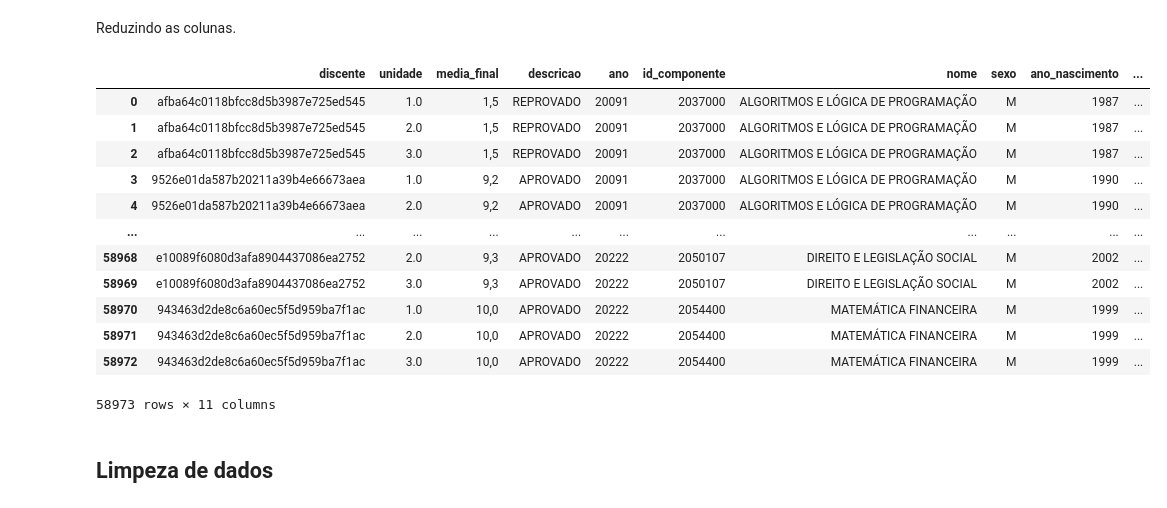
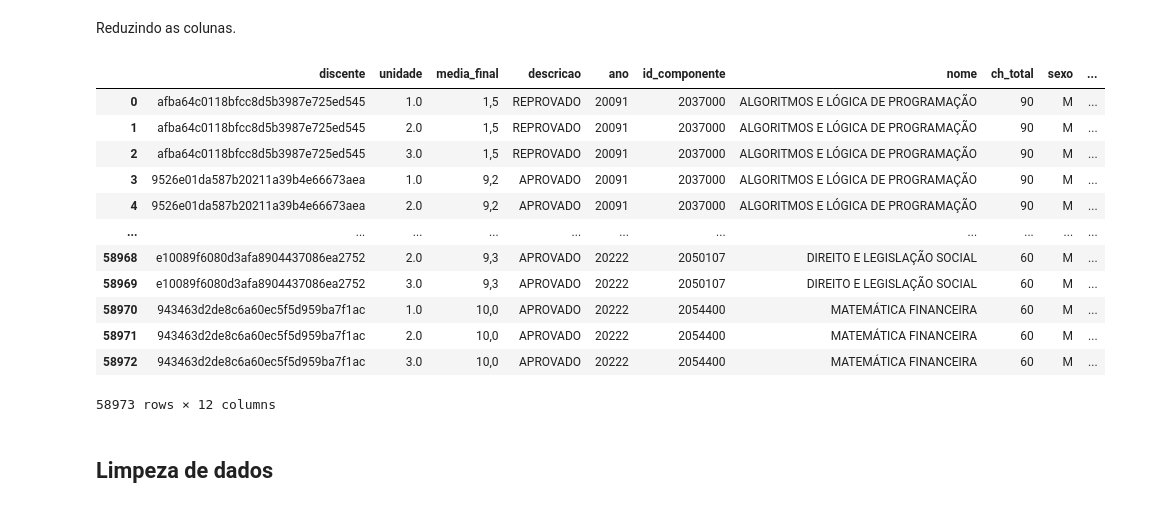
Before and after one commit to wanessabezerra/dataframe-bsi, a Jupyter notebook: datasets/dataframe-bsi.ipynb, the cells around one changed output. Drawn from its saved outputs; the diff is of its cells as text; code cells hidden in the pictures.

Commit message:
:hammer: Adicionando coluna ch_total e apagando #3 #4

```diff
--- a/datasets/dataframe-bsi.ipynb
+++ b/datasets/dataframe-bsi.ipynb
@@ -118,22 +100,22 @@ dados_ano_ingresso.to_csv('dtest.csv', index=False, sep=';', quoting=csv.QUOTE_N
 # %% [markdown]
 Reduzindo as colunas.
 # %%
-turma_matricula_componente_pessoal = turma_matricula_componente_pessoal.filter(items=['discente', 'unidade', 'media_final', 'descricao', 'ano', 'id_componente', 'nome', 'sexo', 'ano_nascimento', 'ano_ingresso', 'ano_ingresso', 'status'])
+turma_matricula_componente_pessoal = turma_matricula_componente_pessoal.filter(items=['discente', 'unidade', 'media_final', 'descricao', 'ano', 'id_componente', 'nome', 'ch_total', 'sexo', 'ano_nascimento', 'ano_ingresso', 'ano_ingresso', 'status'])
 turma_matricula_componente_pessoal
 # %% [output]
-|  | discente | unidade | media_final | descricao | ano | id_componente | nome | sexo | ano_nascimento | ... |
-| 0 | afba64c0118bfcc8d5b3987e725ed545 | 1.0 | 1,5 | REPROVADO | 20091 | 2037000 | ALGORITMOS E LÓGICA DE PROGRAMAÇÃO | M | 1987 | ... |
-| 1 | afba64c0118bfcc8d5b3987e725ed545 | 2.0 | 1,5 | REPROVADO | 20091 | 2037000 | ALGORITMOS E LÓGICA DE PROGRAMAÇÃO | M | 1987 | ... |
-| 2 | afba64c0118bfcc8d5b3987e725ed545 | 3.0 | 1,5 | REPROVADO | 20091 | 2037000 | ALGORITMOS E LÓGICA DE PROGRAMAÇÃO | M | 1987 | ... |
-| 3 | 9526e01da587b20211a39b4e66673aea | 1.0 | 9,2 | APROVADO | 20091 | 2037000 | ALGORITMOS E LÓGICA DE PROGRAMAÇÃO | M | 1990 | ... |
-| 4 | 9526e01da587b20211a39b4e66673aea | 2.0 | 9,2 | APROVADO | 20091 | 2037000 | ALGORITMOS E LÓGICA DE PROGRAMAÇÃO | M | 1990 | ... |
+|  | discente | unidade | media_final | descricao | ano | id_componente | nome | ch_total | sexo | ... |
+| 0 | afba64c0118bfcc8d5b3987e725ed545 | 1.0 | 1,5 | REPROVADO | 20091 | 2037000 | ALGORITMOS E LÓGICA DE PROGRAMAÇÃO | 90 | M | ... |
+| 1 | afba64c0118bfcc8d5b3987e725ed545 | 2.0 | 1,5 | REPROVADO | 20091 | 2037000 | ALGORITMOS E LÓGICA DE PROGRAMAÇÃO | 90 | M | ... |
+| 2 | afba64c0118bfcc8d5b3987e725ed545 | 3.0 | 1,5 | REPROVADO | 20091 | 2037000 | ALGORITMOS E LÓGICA DE PROGRAMAÇÃO | 90 | M | ... |
+| 3 | 9526e01da587b20211a39b4e66673aea | 1.0 | 9,2 | APROVADO | 20091 | 2037000 | ALGORITMOS E LÓGICA DE PROGRAMAÇÃO | 90 | M | ... |
+| 4 | 9526e01da587b20211a39b4e66673aea | 2.0 | 9,2 | APROVADO | 20091 | 2037000 | ALGORITMOS E LÓGICA DE PROGRAMAÇÃO | 90 | M | ... |
 | ... | ... | ... | ... | ... | ... | ... | ... | ... | ... | ... |
-| 58968 | e10089f6080d3afa8904437086ea2752 | 2.0 | 9,3 | APROVADO | 20222 | 2050107 | DIREITO E LEGISLAÇÃO SOCIAL | M | 2002 | ... |
-| 58969 | e10089f6080d3afa8904437086ea2752 | 3.0 | 9,3 | APROVADO | 20222 | 2050107 | DIREITO E LEGISLAÇÃO SOCIAL | M | 2002 | ... |
-| 58970 | 943463d2de8c6a60ec5f5d959ba7f1ac | 1.0 | 10,0 | APROVADO | 20222 | 2054400 | MATEMÁTICA FINANCEIRA | M | 1999 | ... |
-| 58971 | 943463d2de8c6a60ec5f5d959ba7f1ac | 2.0 | 10,0 | APROVADO | 20222 | 2054400 | MATEMÁTICA FINANCEIRA | M | 1999 | ... |
-| 58972 | 943463d2de8c6a60ec5f5d959ba7f1ac | 3.0 | 10,0 | APROVADO | 20222 | 2054400 | MATEMÁTICA FINANCEIRA | M | 1999 | ... |
+| 58968 | e10089f6080d3afa8904437086ea2752 | 2.0 | 9,3 | APROVADO | 20222 | 2050107 | DIREITO E LEGISLAÇÃO SOCIAL | 60 | M | ... |
+| 58969 | e10089f6080d3afa8904437086ea2752 | 3.0 | 9,3 | APROVADO | 20222 | 2050107 | DIREITO E LEGISLAÇÃO SOCIAL | 60 | M | ... |
+| 58970 | 943463d2de8c6a60ec5f5d959ba7f1ac | 1.0 | 10,0 | APROVADO | 20222 | 2054400 | MATEMÁTICA FINANCEIRA | 60 | M | ... |
+| 58971 | 943463d2de8c6a60ec5f5d959ba7f1ac | 2.0 | 10,0 | APROVADO | 20222 | 2054400 | MATEMÁTICA FINANCEIRA | 60 | M | ... |
+| 58972 | 943463d2de8c6a60ec5f5d959ba7f1ac | 3.0 | 10,0 | APROVADO | 20222 | 2054400 | MATEMÁTICA FINANCEIRA | 60 | M | ... |
-58973 rows × 11 columns
+58973 rows × 12 columns
 # %% [markdown]
 ## Limpeza de dados
 # %% [markdown]
```
Also changed, not shown: parts of 2 cells of this notebook, 1 other file.
